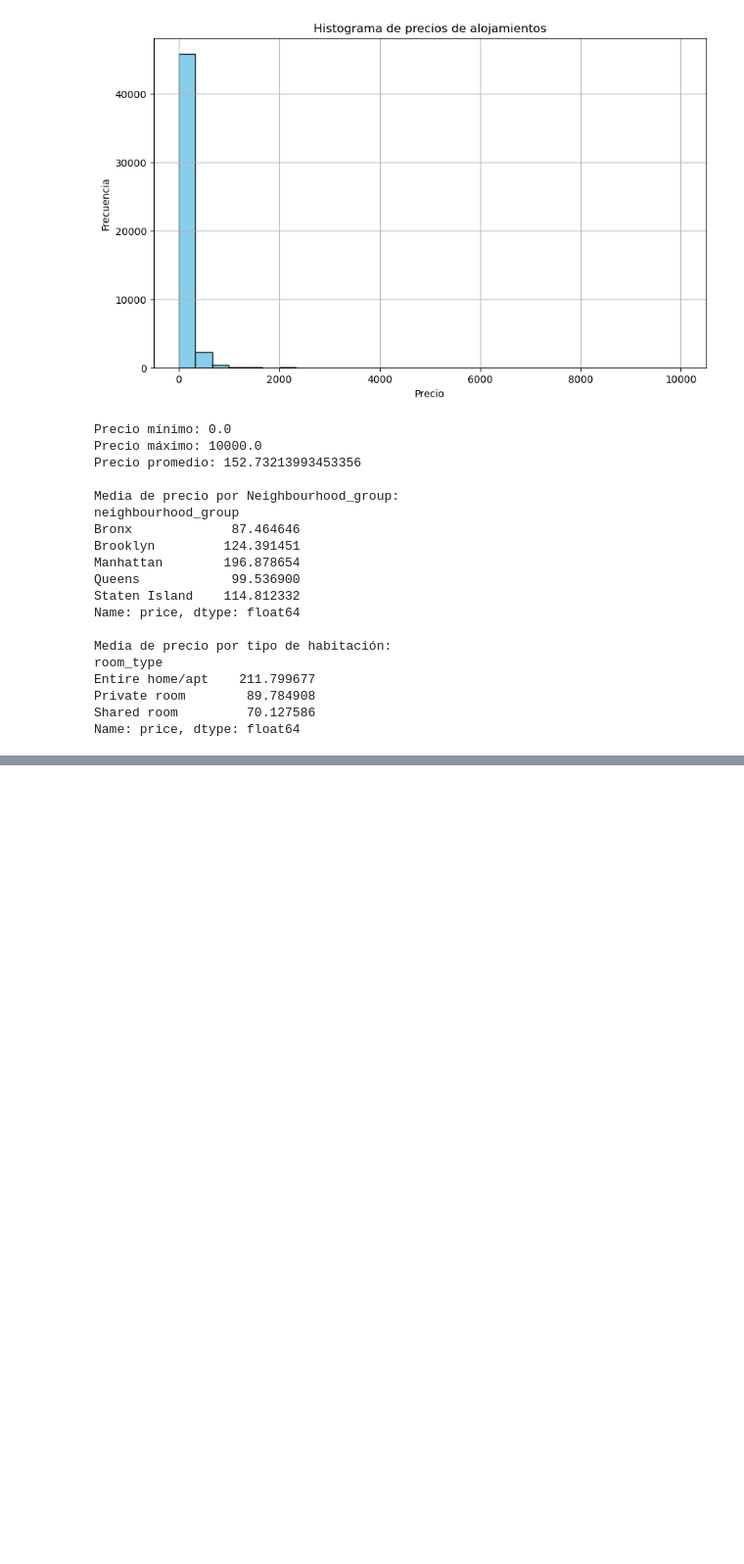
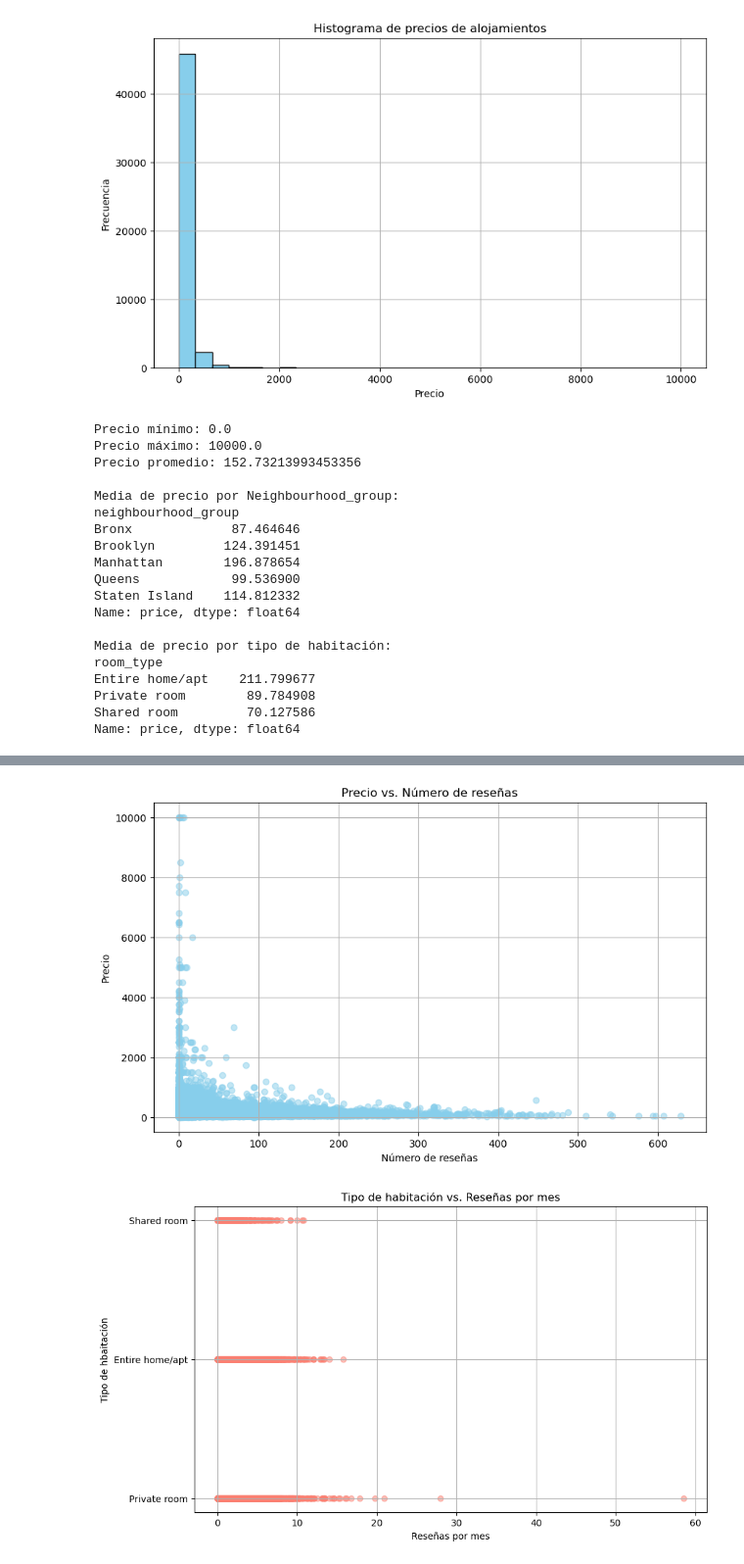
Before and after one commit to Ninadcp/BIGDATA, a Jupyter notebook: tp2/Parte 2 .ipynb, the cells around one changed output, grey strips where cells are left out. Shown: that part at 98% size. Saved outputs shown, nothing was run; the diff lists cells and outputs as text; code cells hidden in the pictures; blank space fills up the shorter version.

```diff
--- a/tp2/Parte 2 .ipynb
+++ b/tp2/Parte 2 .ipynb
@@ -233,0 +237,20 @@ Name: price, dtype: float64
+# %%
+#Punto 4
+import os
+import pandas as pd
+import seaborn as sns
+import matplotlib.pyplot as plt
+
+#Seteamos el directorio en elq ue vamos a trabajar
+directorio = '/Users/juanimorozumi/Documents/GitHub/BIGDATA/tp2'
+
+#Le ponemos un nombre al archivo
+archivo_nuevo = 'datos_sin_duplicados_sin_columnas.csv'
+
+#Construimos la ruta entre el archivo y el directorio
+ruta = os.path.join(directorio,archivo_nuevo)
+#Cargamos el archivo en un data frame
+df = pd.read_csv(ruta)
+
+#Mostramos las primeras filas del data frame
+print(df.head())
@@ -233,0 +278,21 @@ Name: price, dtype: float64
+# %%
+# Scatter plot 1: Price vs. Number_of_Reviews
+plt.figure(figsize=(10, 6))
+plt.scatter(df['number_of_reviews'], df['price'], alpha=0.5, color='skyblue')
+plt.title('Precio vs. Número de reseñas')
+plt.xlabel('Número de reseñas')
+plt.ylabel('Precio')
+plt.grid(True)
+plt.show()
+
+# Scatter plot 2: Tipo de habitaciónvs. Reviews per Month
+plt.figure(figsize=(10, 6))
+plt.scatter(df['reviews_per_month'], df['room_type'], alpha=0.5, color='salmon')
+plt.title('Tipo de habitación vs. Reseñas por mes')
+plt.xlabel('Reseñas por mes')
+plt.ylabel('Tipo de hbaitación')
+plt.grid(True)
+plt.show()
+# %% [output]
+[figure, added]
+[figure, added]
```
Also changed, not shown: parts of 6 cells of this notebook.
